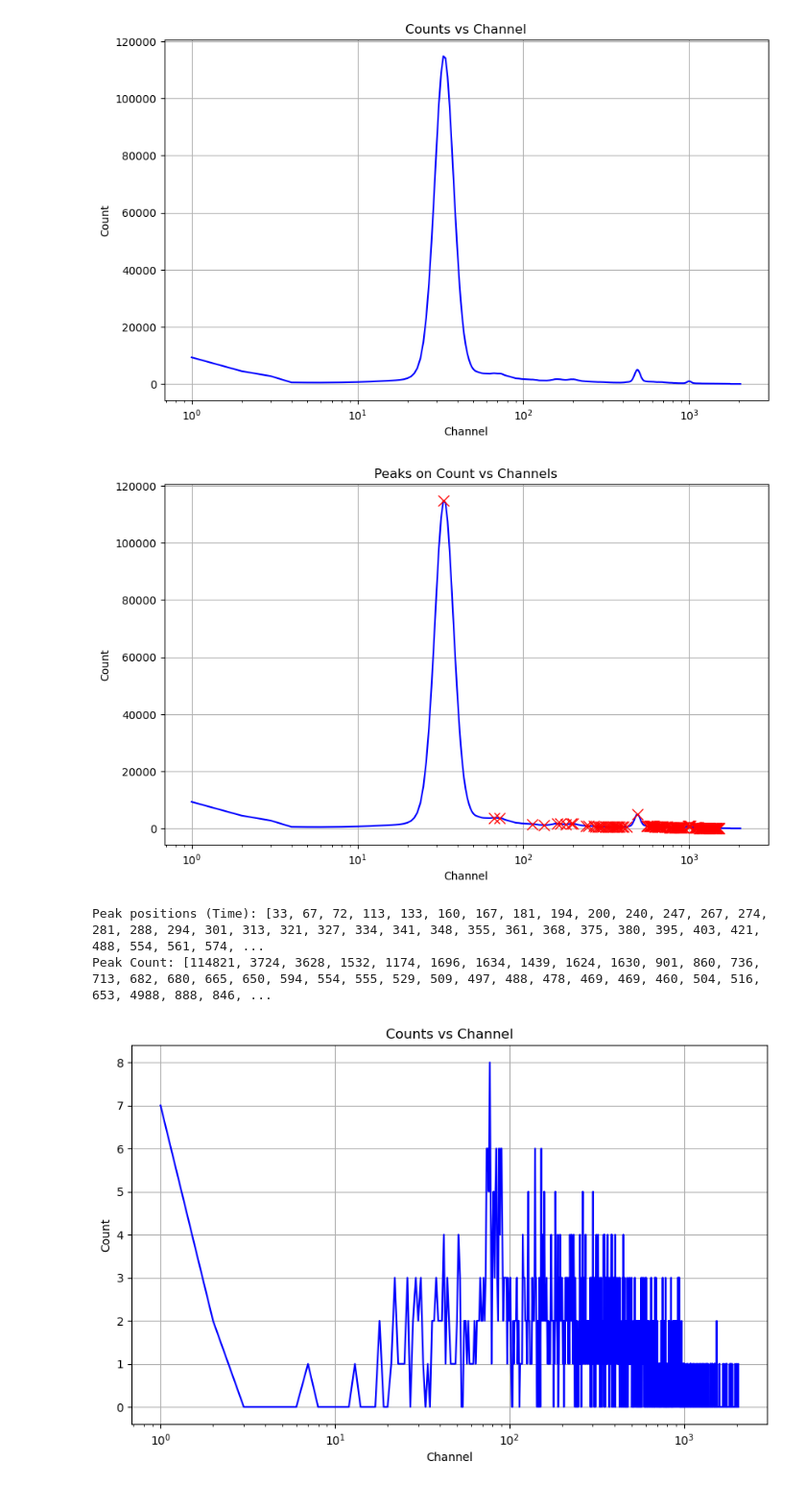
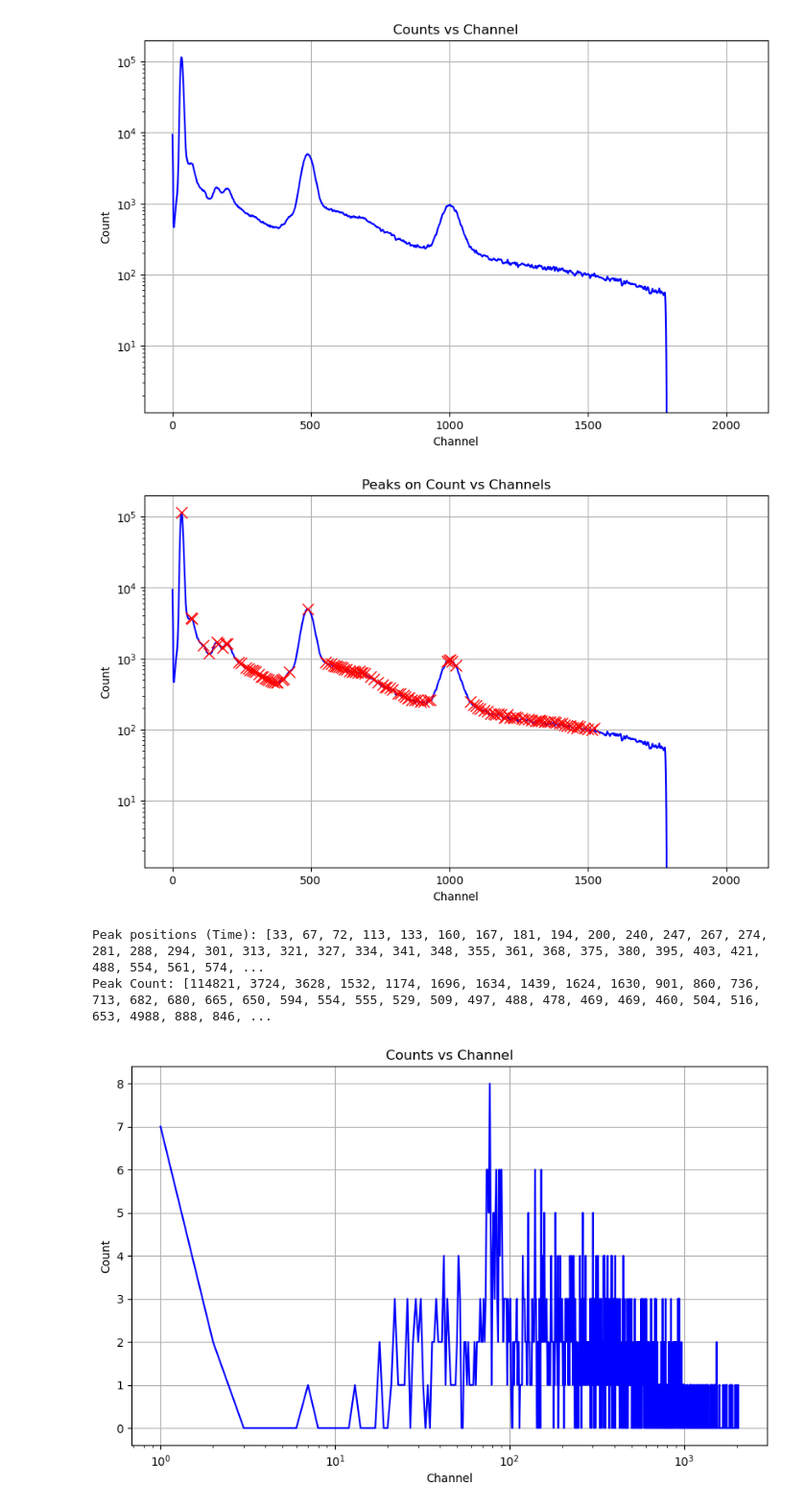
Before and after one commit to Sophie-Hilsabeck/SP24-Spectra, a Jupyter notebook: Omars_data_peakfinding_updated.ipynb, the cells around one changed output. Shown: that part at 96% size. Cells and saved outputs as stored; diff of their text form; code cells hidden in the pictures.

```diff
--- a/Omars_data_peakfinding_updated.ipynb
+++ b/Omars_data_peakfinding_updated.ipynb
@@ -57,37 +57,37 @@ x = np.arange(1, len(data) + 1)
 
 
 y = data.iloc[:, 0]  # Assuming counts is in the first column
 
 # Plot the data
 plt.figure(figsize=(10, 6))
 plt.plot(x, y, color='blue')
 plt.title('Counts vs Channel')
 plt.xlabel('Channel')
 plt.ylabel('Count')
-plt.xscale("log")
+plt.yscale("log")
 plt.grid(True)
 plt.show()
 
 #peak finding
 peaks, _ = find_peaks(y, height=100)  # Adjust the height as needed
 
 # Plot
 plt.figure(figsize=(10, 6))
 plt.plot(x, y, color='blue')
 plt.plot(x[peaks], y[peaks], 'x', color='red', markersize=10)
 plt.title('Peaks on Count vs Channels')
 plt.xlabel('Channel')
 plt.ylabel('Count')
-plt.xscale("log")
+plt.yscale("log")
 plt.grid(True)
 plt.show()
 
 # Print peak positions
 print("Peak positions (Time):", x[peaks].tolist())
 print("Peak Count:", y[peaks].tolist())
 # %% [output]
-[figure, old version]
+[figure, new version]
-[figure, old version]
+[figure, new version]
 Peak positions (Time): [33, 67, 72, 113, 133, 160, 167, 181, 194, 200, 240, 247, 267, 274, 281, 288, 294, 301, 313, 321, 327, 334, 341, 348, 355, 361, 368, 375, 380, 395, 403, 421, 488, 554, 561, 574, ...
 Peak Count: [114821, 3724, 3628, 1532, 1174, 1696, 1634, 1439, 1624, 1630, 901, 860, 736, 713, 682, 680, 665, 650, 594, 554, 555, 529, 509, 497, 488, 478, 469, 469, 460, 504, 516, 653, 4988, 888, 846, ...
 # %%
```
Also changed, not shown: parts of 1 cell of this notebook.
